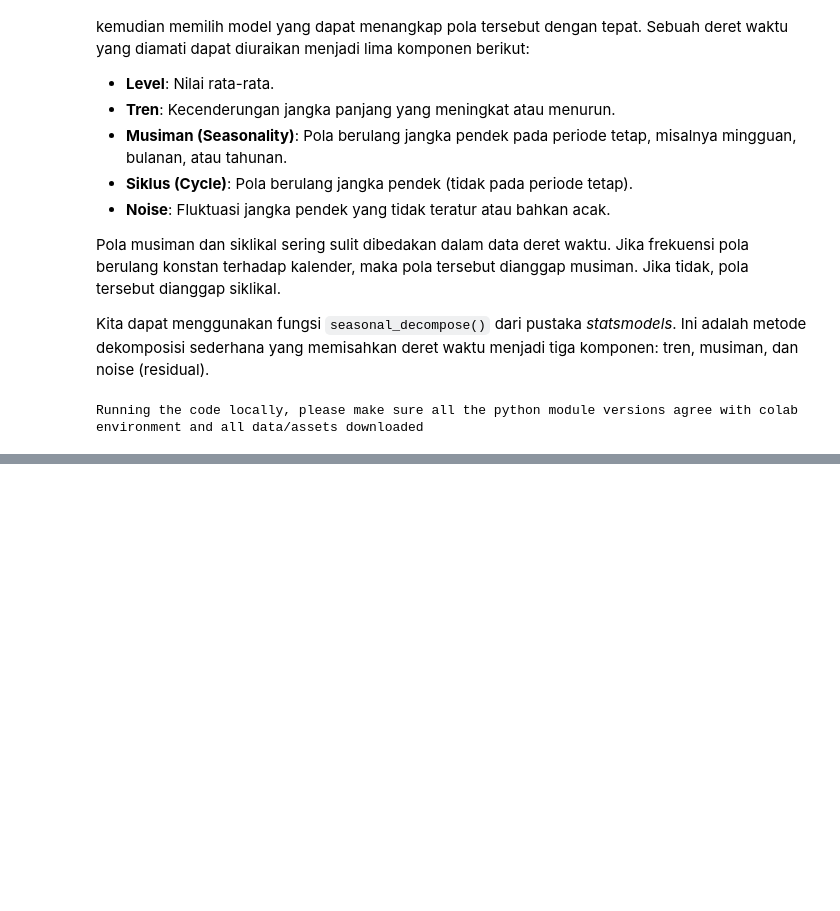
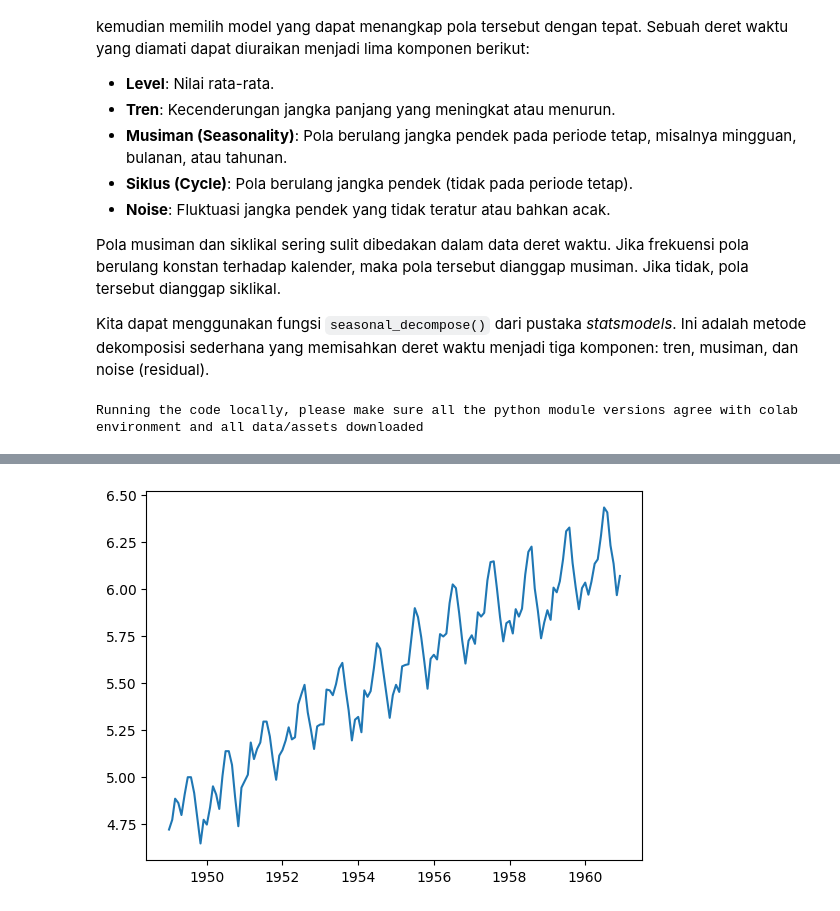
Before and after one commit to taudataanalytics/Pedas-2025, a Jupyter notebook: PeDaS-2025-Day-01.ipynb, the cells around one changed output, grey strips where cells are left out. Cells and saved outputs as stored; diff of their text form; code cells hidden in the pictures; blank space fills up the shorter version.

```diff
--- a/PeDaS-2025-Day-01.ipynb
+++ b/PeDaS-2025-Day-01.ipynb
@@ -82,0 +189,6 @@ Running the code locally, please make sure all the python module versions agree
+# %%
+ts_log = np.log(y)
+p = plt.plot(ts_log)
+plt.show()
+# %% [output]
+[figure, added]
```
Also changed, not shown: parts of 23 cells of this notebook, 6 other files.
